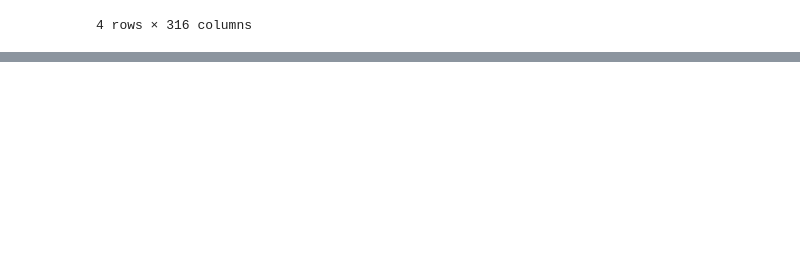
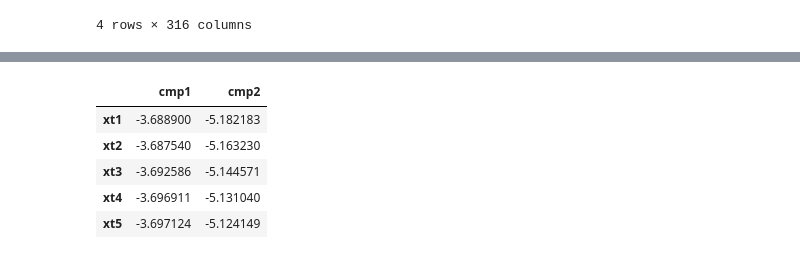
Before and after one commit to sencer4898/fall21-sencer4898, a Jupyter notebook: files/HW2.ipynb, the cells around one changed output, grey strips where cells are left out. Cells and saved outputs as stored; diff of their text form; code cells hidden in the pictures; blank space fills up the shorter version.

```diff
--- a/files/HW2.ipynb
+++ b/files/HW2.ipynb
@@ -329,0 +371,13 @@ ax.scatter(class1_concat["x"], class1_concat["y"], class1_concat["z"]);
+# %%
+rows = concat_class1.columns
+concat_class1 = concat_class1.T
+pca_class1 = PCA(2)
+reduced_class1 = pd.DataFrame(pca_class1.fit_transform(concat_class1), index=rows, columns=["cmp1","cmp2"])
+reduced_class1.head()
+# %% [output]
+|  | cmp1 | cmp2 |
+| xt1 | -3.688900 | -5.182183 |
+| xt2 | -3.687540 | -5.163230 |
+| xt3 | -3.692586 | -5.144571 |
+| xt4 | -3.696911 | -5.131040 |
+| xt5 | -3.697124 | -5.124149 |
```
Also changed, not shown: parts of 30 cells of this notebook, 1 other file.
